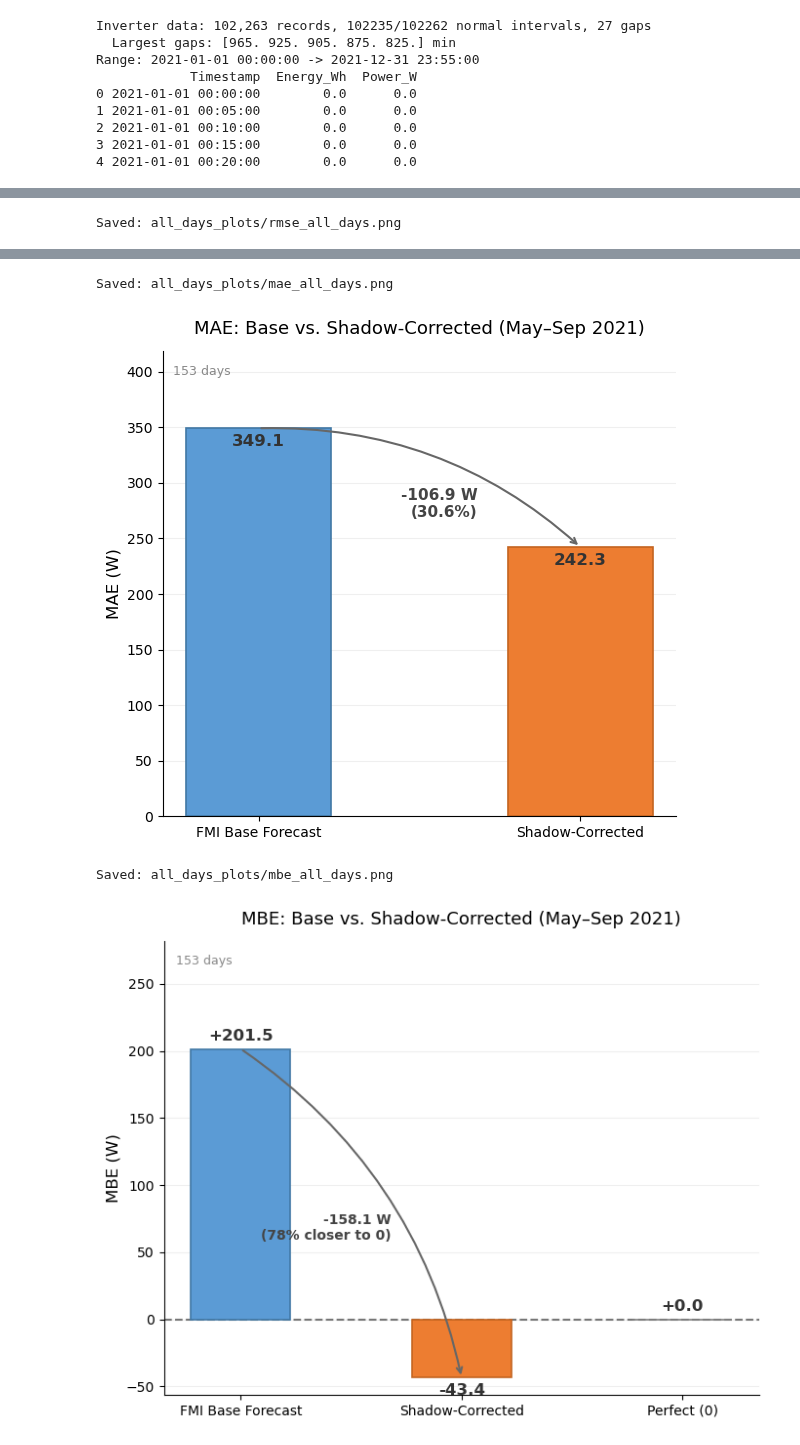
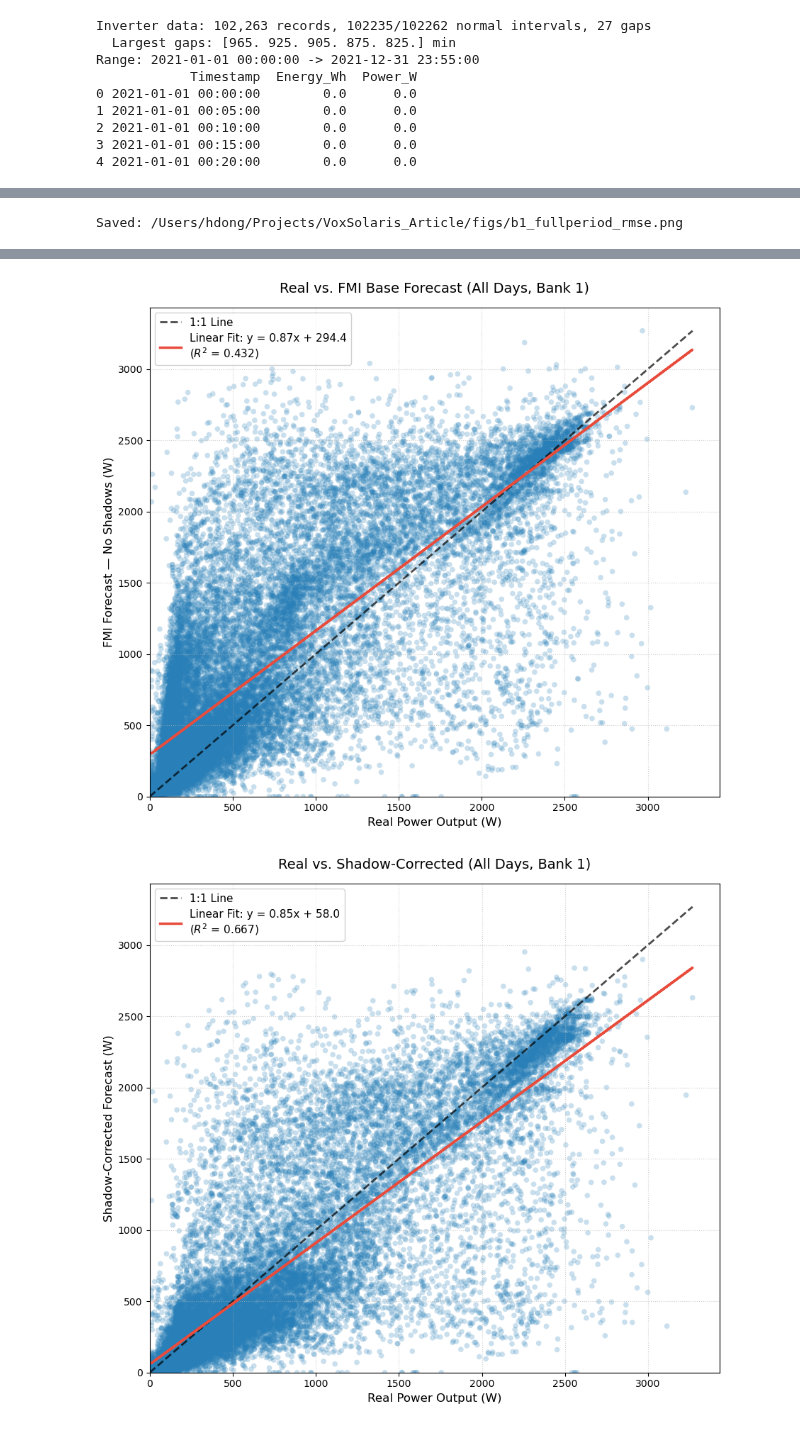
Before and after one commit to HD0NG/VoxSolaris, a Jupyter notebook: sub_analysis_all_day_b1.ipynb, the cells around one changed output, grey strips where cells are left out. Cells and saved outputs as stored; diff of their text form; code cells hidden in the pictures.

Commit message:
Update plots.

```diff
--- a/sub_analysis_all_day_b1.ipynb
+++ b/sub_analysis_all_day_b1.ipynb
@@ -157,6 +157,21 @@ _plot_metric_comparison(
     title_suffix="May–Sep 2021",
     save_path=str(MANUSCRIPT_FIG_DIR / "b1_fullperiod_rmse.png"),
 )
+if all_real:
+    plot_real_vs_predicted_scatter(
+        all_real, all_base,
+        title="Real vs. FMI Base Forecast (All Days, Bank 1)",
+        ylabel="FMI Forecast — No Shadows (W)",
+        power_threshold=0.0,
+        save_path=str(MANUSCRIPT_FIG_DIR / "b1_fullperiod_scatter_base.png"),
+    )
+    plot_real_vs_predicted_scatter(
+        all_real, all_shad,
+        title="Real vs. Shadow-Corrected (All Days, Bank 1)",
+        ylabel="Shadow-Corrected Forecast (W)",
+        power_threshold=0.0,
+        save_path=str(MANUSCRIPT_FIG_DIR / "b1_fullperiod_scatter_corr.png"),
+    )
 # %% [output]
 Evaluating 153 days: 2021-05-01 → 2021-09-30
 Per-day results saved to: results/all_days_metrics_b1.csv
@@ -179,7 +194,5 @@ Saved: all_days_plots/energy_all_days.png
 [figure]
-Saved: all_days_plots/rmse_all_days.png
+Saved: /Users/hdong/Projects/VoxSolaris_Article/figs/b1_fullperiod_rmse.png
 [figure]
-Saved: all_days_plots/mae_all_days.png
-[figure, old version]
+[figure, new version]
-Saved: all_days_plots/mbe_all_days.png
-[figure, old version]
+[figure, new version]
```
Also changed, not shown: parts of 1 cell of this notebook, 4 other files.
